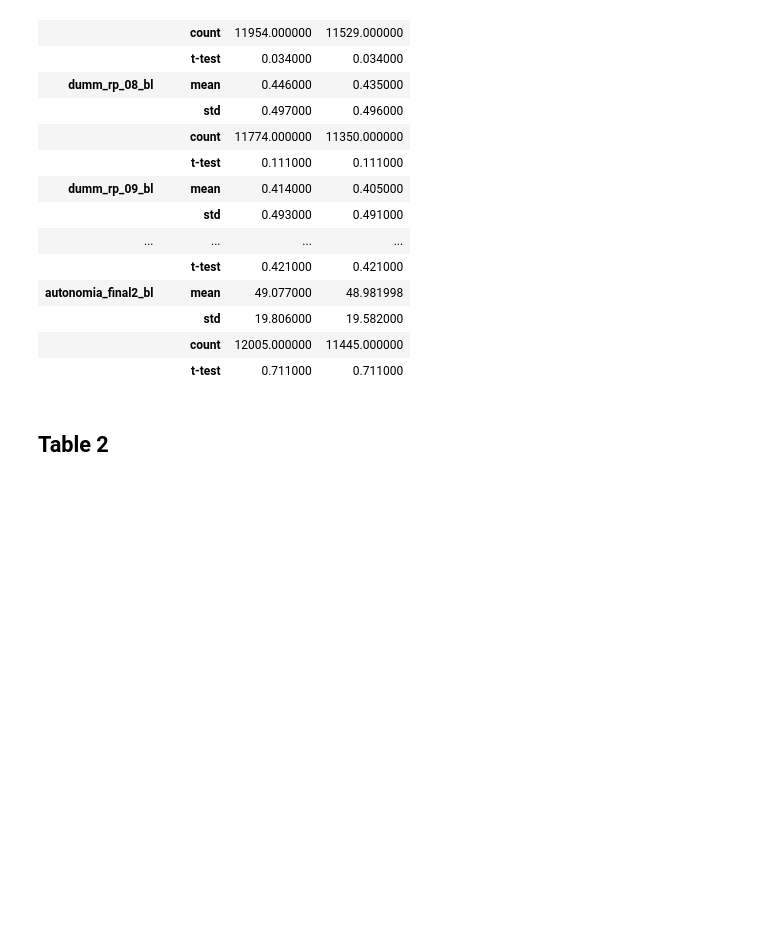
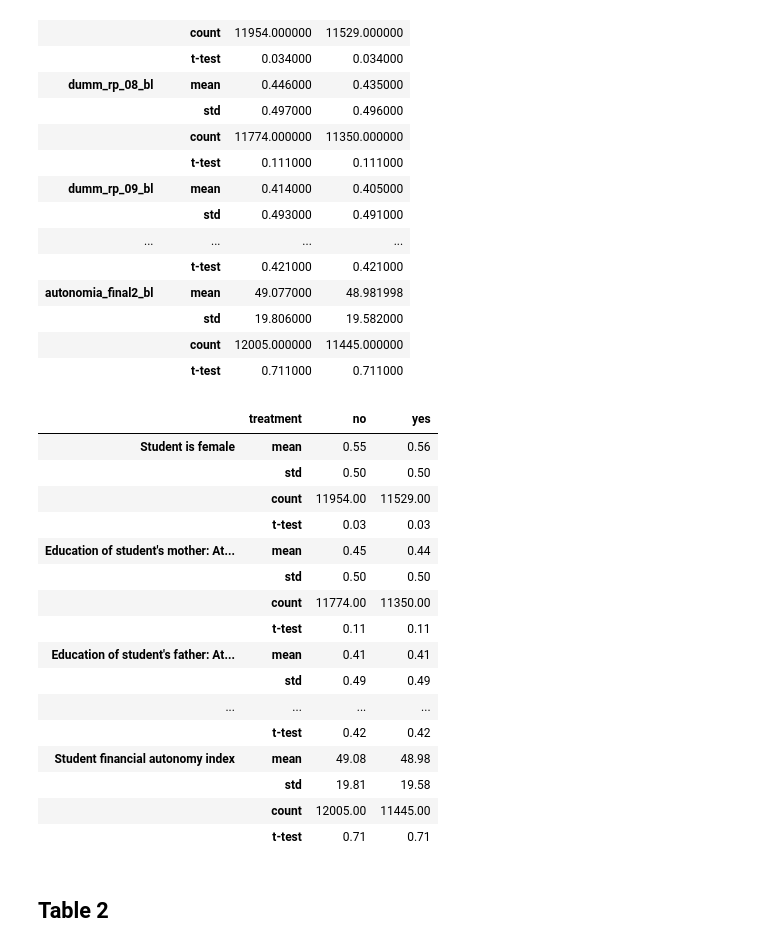
Before and after one commit to ccxzhang/I4R-BLLMZ-AEJ-2015, a Jupyter notebook: Replication/replication_py.ipynb, the cells around one changed output. Cells and saved outputs as stored; diff of their text form; code cells hidden in the pictures; blank space fills up the shorter version.

```diff
--- a/Replication/replication_py.ipynb
+++ b/Replication/replication_py.ipynb
@@ -59,7 +93,7 @@ school = [
 ]
 xvars = test + aluno
 # %%
-def ttest(stats, alpha=0.05):
+def ttest(stats, var, alpha=0.05):
 
     mean_1, mean_2 = stats[(var, "mean")]
     std_1, std_2 = stats[(var, "std")]
@@ -76,9 +110,9 @@ t1p1 = pd.DataFrame()
 for var in school:
     temp = ["treatment", "cd_escola"]
     temp.append(var)
-    pf_temp = (pf[temp].drop_duplicates()[["treatment", var]])
+    pf_temp = (pf_t1[temp].drop_duplicates()[["treatment", var]])
     stats = pf_temp.groupby("treatment").agg({var: ["mean", "std", "count"]})
-    stats[(var, "t-test")] = ttest(stats)
+    stats[(var, "t-test")] = ttest(stats, var)
     t1p1 = pd.concat([t1p1, stats], axis=1).round(4)
 
 display(t1p1)
@@ -93,9 +127,9 @@ t1p2 = pd.DataFrame()
 for var in xvars:
     temp = ["treatment", "id_geral"]
     temp.append(var)
-    pf_temp = (pf[temp].drop_duplicates()[["treatment", var]])
+    pf_temp = (pf_t1[temp].drop_duplicates()[["treatment", var]])
     stats = pf_temp.groupby("treatment").agg({var: ["mean", "std", "count"]})
-    stats[(var, "t-test")] = ttest(stats)
+    stats[(var, "t-test")] = ttest(stats, var)
     t1p2 = pd.concat([t1p2, stats], axis=1).round(3)
 
 display(t1p2.T)
@@ -117,5 +151,33 @@ display(t1p2.T)
 |  | std | 19.806000 | 19.582000 |
 |  | count | 12005.000000 | 11445.000000 |
 |  | t-test | 0.711000 | 0.711000 |
+# %%
+t1p2_cols = t1p2.columns.to_list()
+t1p2_new_cols = []
+for col in t1p2_cols:
+    a, b = col
+    a = labels[a]
+    t1p2_new_cols.append((a,b))
+t1p2.columns = pd.MultiIndex.from_tuples(t1p2_new_cols)
+# %%
+t1p2.T.round(2)
+# %% [output]
+|  | treatment | no | yes |
+| Student is female | mean | 0.55 | 0.56 |
+|  | std | 0.50 | 0.50 |
+|  | count | 11954.00 | 11529.00 |
+|  | t-test | 0.03 | 0.03 |
+| Education of student's mother: At... | mean | 0.45 | 0.44 |
+|  | std | 0.50 | 0.50 |
+|  | count | 11774.00 | 11350.00 |
+|  | t-test | 0.11 | 0.11 |
+| Education of student's father: At... | mean | 0.41 | 0.41 |
+|  | std | 0.49 | 0.49 |
+| ... | ... | ... | ... |
+|  | t-test | 0.42 | 0.42 |
+| Student financial autonomy index | mean | 49.08 | 48.98 |
+|  | std | 19.81 | 19.58 |
+|  | count | 12005.00 | 11445.00 |
+|  | t-test | 0.71 | 0.71 |
 # %% [markdown]
 ## Table 2
```
Also changed, not shown: parts of 15 cells of this notebook, 3 other files.
